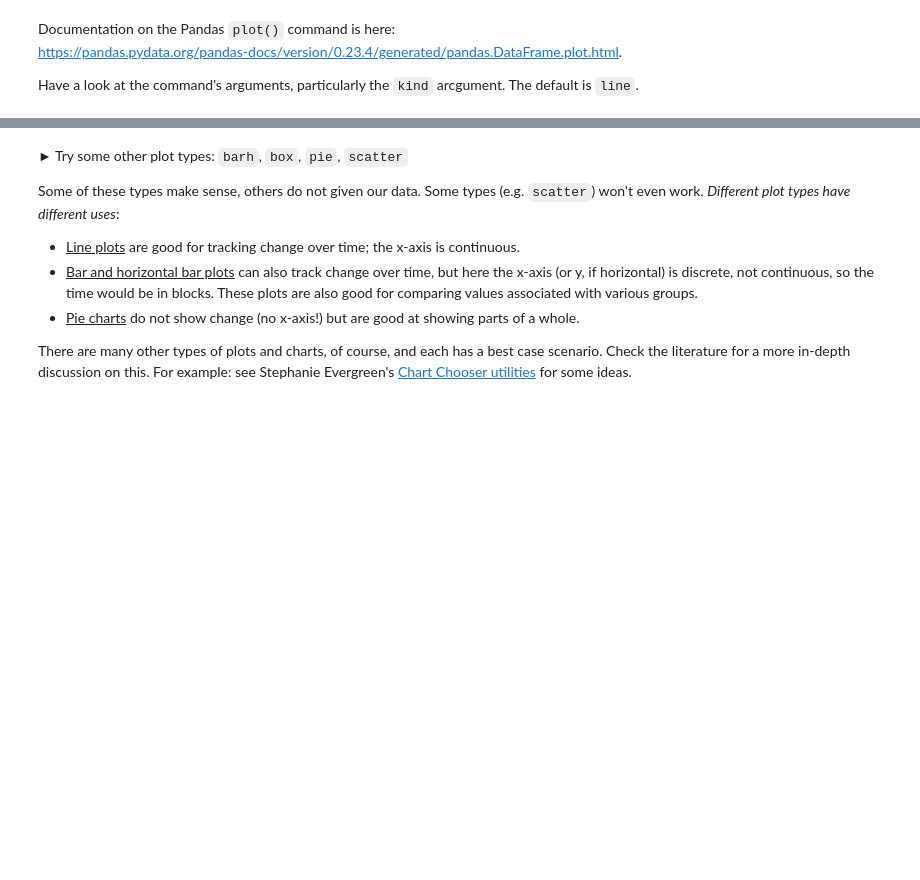
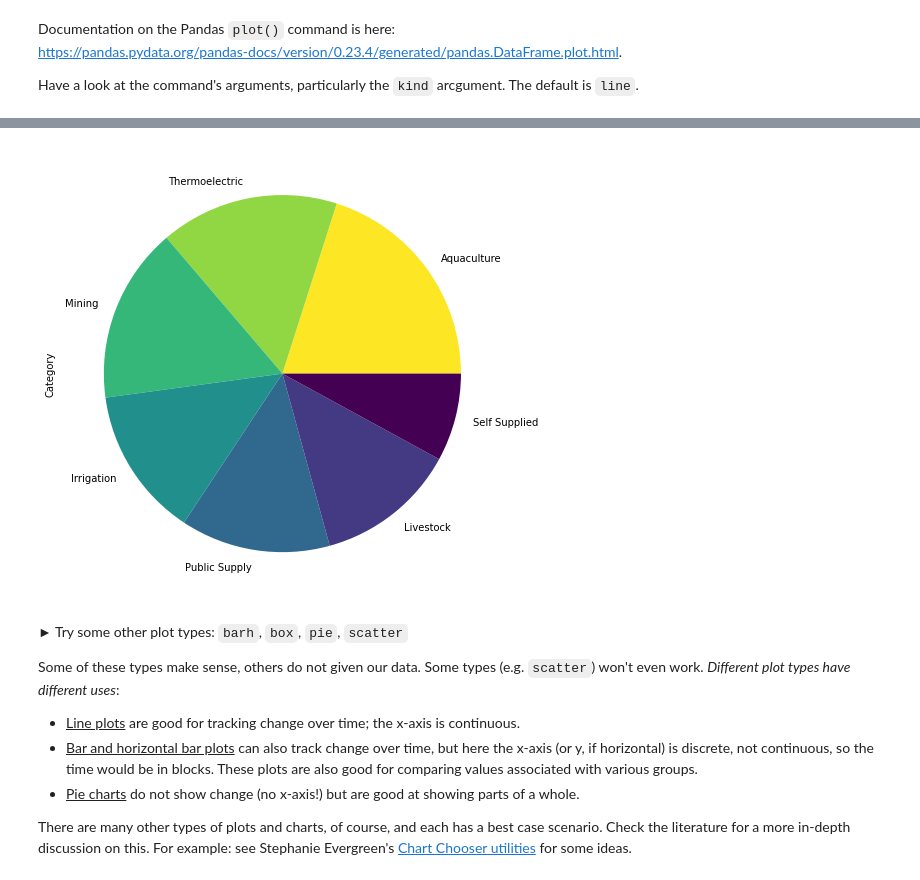
Before and after one commit to jackiefalvo/DataViz, a Jupyter notebook: 1-Basic-Plotting-with-Pandas.ipynb, the cells around one changed output, grey strips where cells are left out. Cells and saved outputs as stored; diff of their text form; code cells hidden in the pictures; blank space fills up the shorter version.

```diff
--- a/1-Basic-Plotting-with-Pandas.ipynb
+++ b/1-Basic-Plotting-with-Pandas.ipynb
@@ -117,6 +204,10 @@ dfCounts.plot(kind='line');
 # %%
 #Change plot types by changing the kind value to "bar"
-dfCounts.plot(kind='bar');
+dfCounts_sel.plot(kind='pie',
+                 colormap = 'viridis_r',
+                 figsize = (8,10));
+# %% [output]
+[figure, added]
 # %% [markdown]
 ► Try some other plot types: `barh`, `box`, `pie`, `scatter`
 
```
Also changed, not shown: parts of 14 cells of this notebook, 2 other files.
